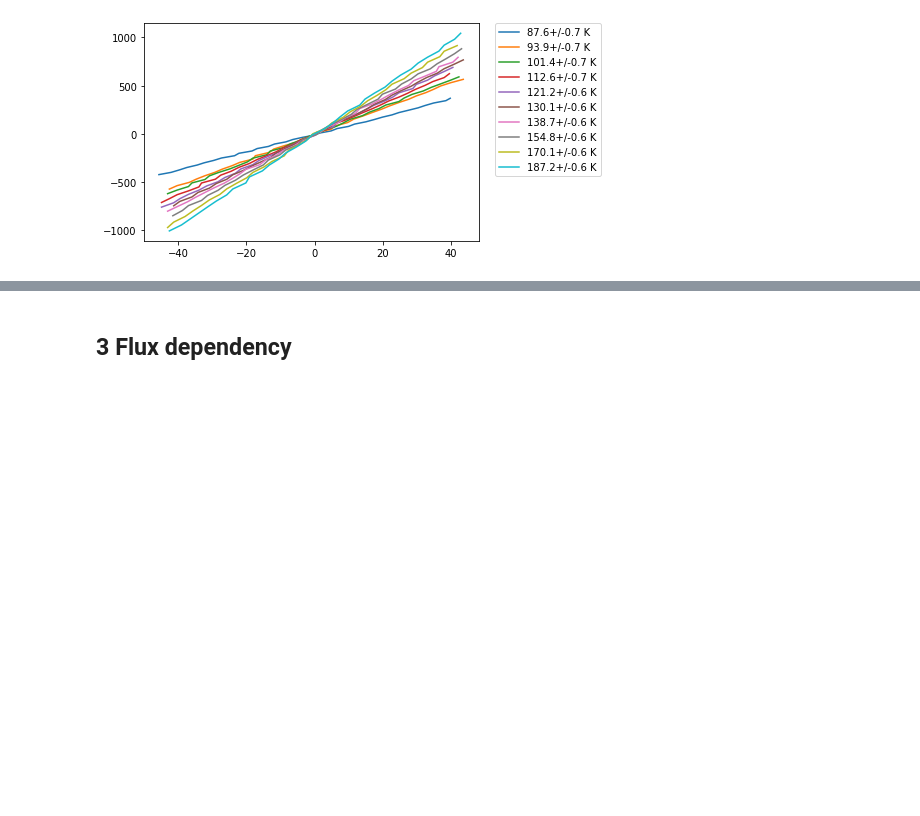
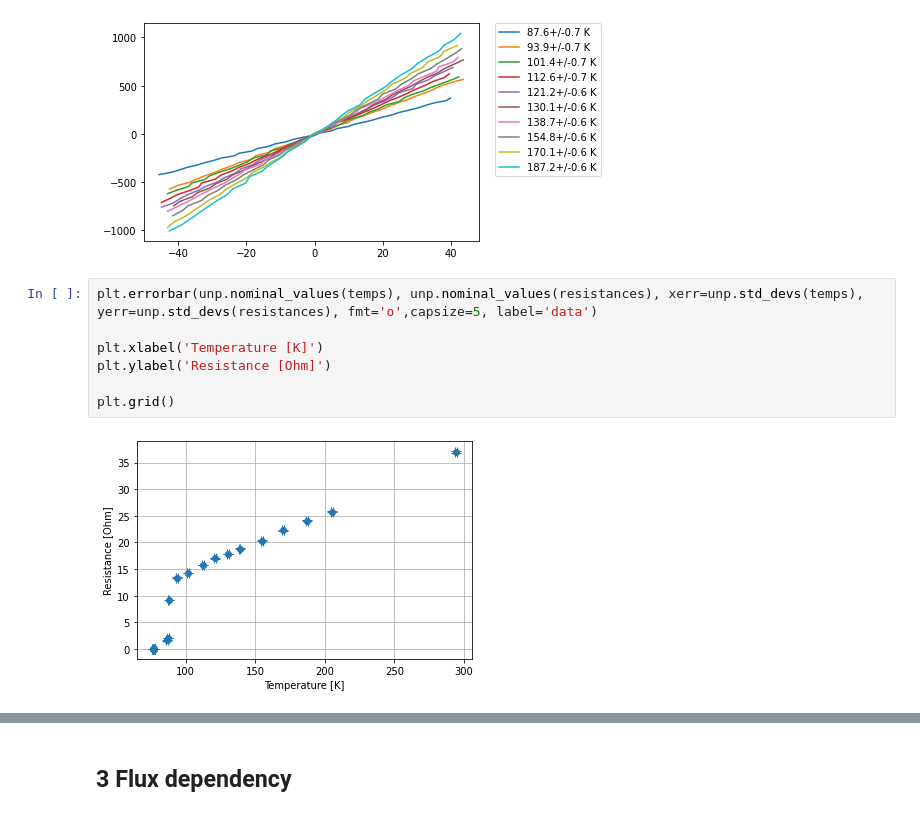
Before and after one commit to emhl/FP1, a Jupyter notebook: SQUID.ipynb, the cells around one changed output, grey strips where cells are left out. Drawn from its saved outputs; the diff is of its cells as text; blank space fills up the shorter version.

```diff
--- a/SQUID.ipynb
+++ b/SQUID.ipynb
@@ -309,4 +346,13 @@ plt.legend(bbox_to_anchor=(1.05, 1), loc='upper left', borderaxespad=0.)
 # %% [output]
 <matplotlib.legend.Legend at 0x...>
 [figure]
+# %%
+plt.errorbar(unp.nominal_values(temps), unp.nominal_values(resistances), xerr=unp.std_devs(temps), yerr=unp.std_devs(resistances), fmt='o',capsize=5, label='data')
+
+plt.xlabel('Temperature [K]')
+plt.ylabel('Resistance [Ohm]')
+
+plt.grid()
+# %% [output]
+[figure, added]
 # %%
```
Also changed, not shown: parts of 4 cells of this notebook, 2 other files.
